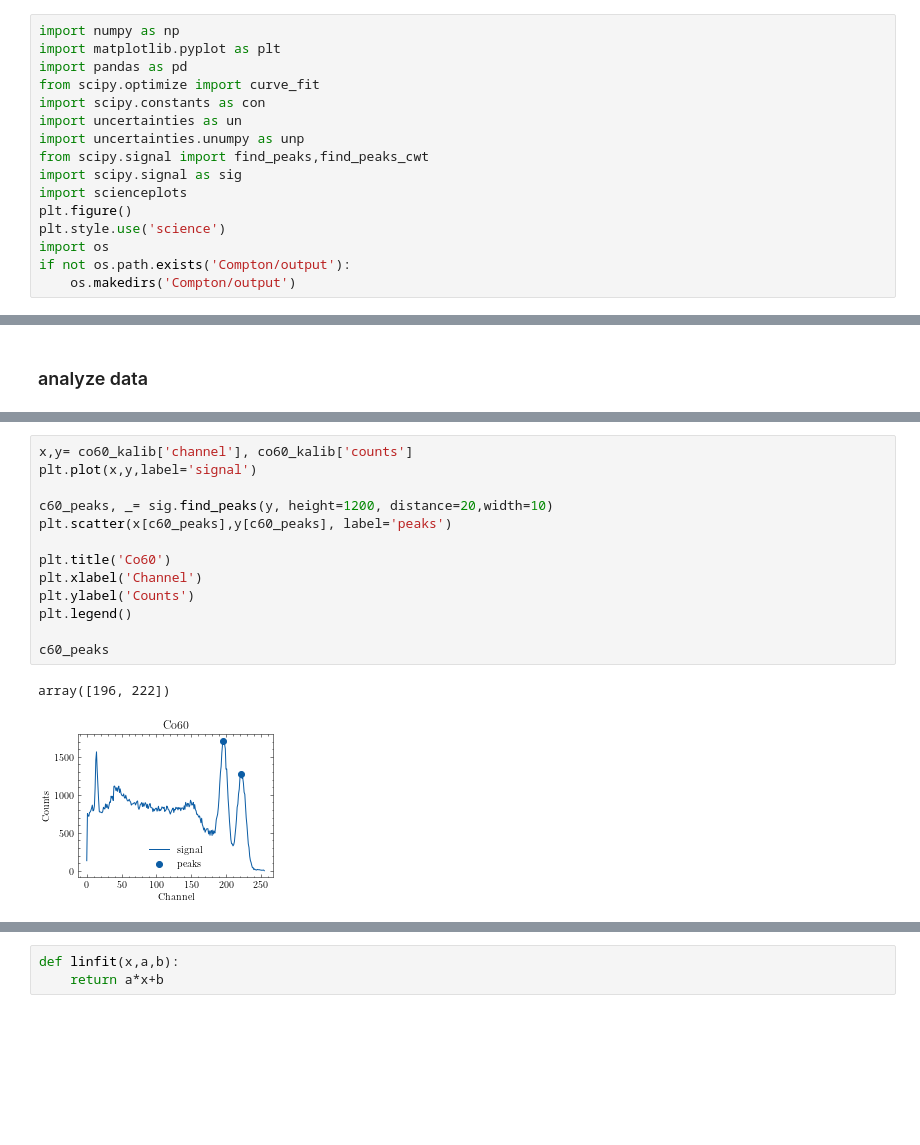
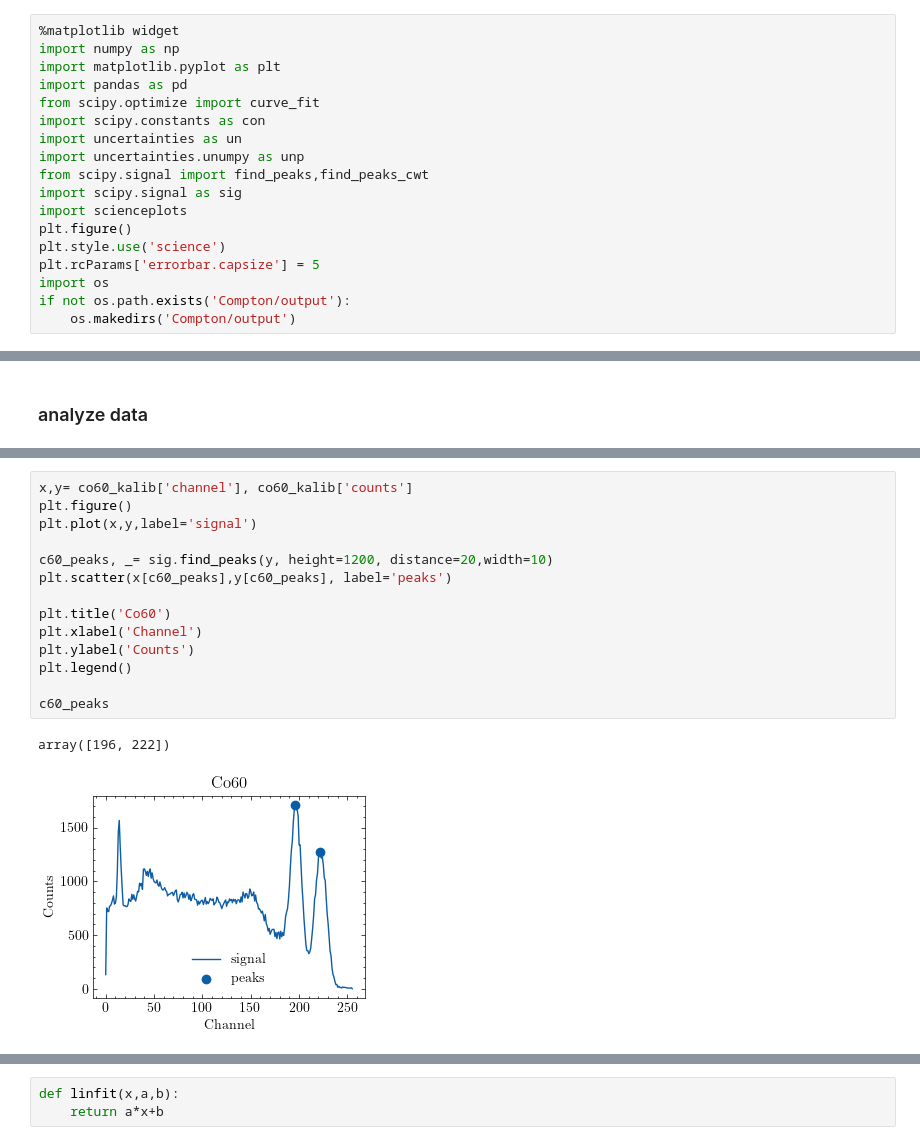
Before and after one commit to emhl/FP1, a Jupyter notebook: Compton.ipynb, the cells around one changed output, grey strips where cells are left out. Cells and saved outputs as stored; diff of their text form; blank space fills up the shorter version.

```diff
--- a/Compton.ipynb
+++ b/Compton.ipynb
@@ -3,6 +3,7 @@
 # %% [markdown]
 ## initial imports
 # %%
+%matplotlib widget
 import numpy as np
 import matplotlib.pyplot as plt
 import pandas as pd
@@ -15,6 +16,7 @@ import scipy.signal as sig
 import scienceplots
 plt.figure()
 plt.style.use('science')
+plt.rcParams['errorbar.capsize'] = 5
 import os
 if not os.path.exists('Compton/output'):
     os.makedirs('Compton/output')
@@ -90,18 +93,19 @@ plt.yscale('log')
 # %%
 x,y= co60_kalib['channel'], co60_kalib['counts']
+plt.figure()
 plt.plot(x,y,label='signal')
 
 c60_peaks, _= sig.find_peaks(y, height=1200, distance=20,width=10)
 plt.scatter(x[c60_peaks],y[c60_peaks], label='peaks')
 
 plt.title('Co60')
 plt.xlabel('Channel')
 plt.ylabel('Counts')
 plt.legend()
 
 c60_peaks
 # %% [output]
 array([196, 222])
-[figure, old version]
+[figure, new version]
 # %%
 x,y= cs137_kalib['channel'], cs137_kalib['counts']
```
Also changed, not shown: parts of 10 cells of this notebook.
